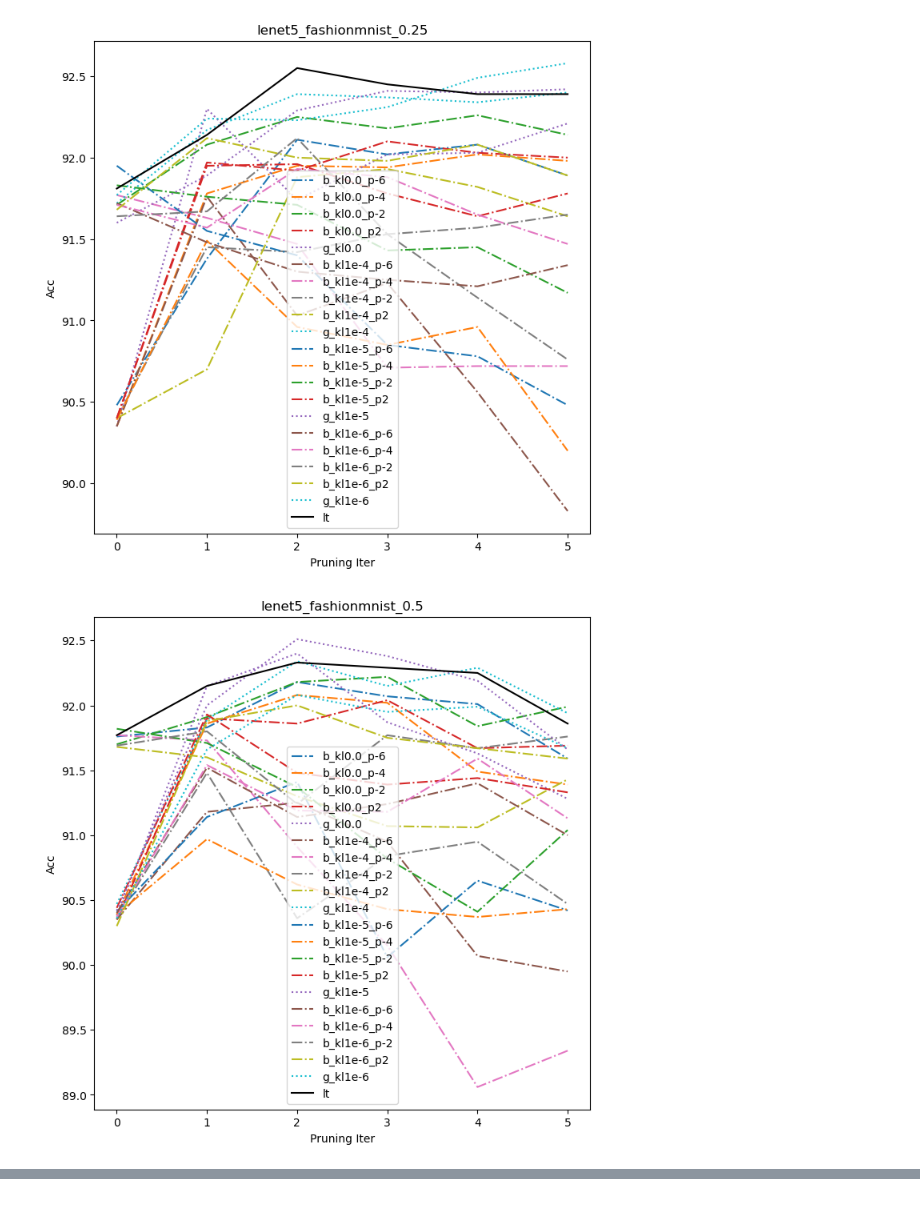
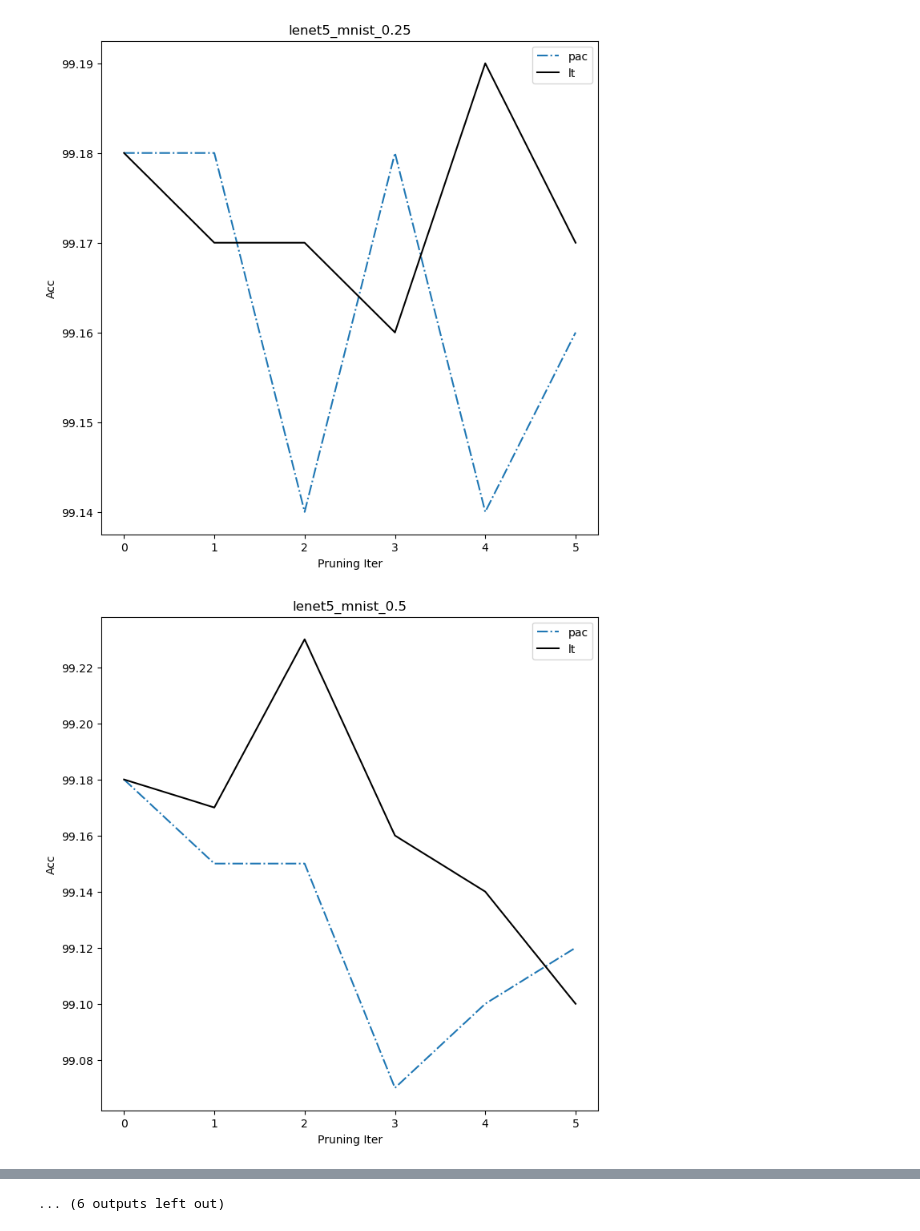
Before and after one commit to Avra98/prob_prune, a Jupyter notebook: postprocessing.ipynb, the cells around one changed output, grey strips where cells are left out. Drawn from its saved outputs; the diff is of its cells as text; code cells hidden in the pictures.

```diff
--- a/postprocessing.ipynb
+++ b/postprocessing.ipynb
@@ -33,7 +33,7 @@ def plot_dict(data, title):
 
     return
 # %%
-datasets = ['mnist', 'fashionmnist']
+datasets = ['mnist', 'fashionmnist', 'cifar10']
 model = ['fc1', 'lenet5']
 prune_rate = [0.25, 0.5, 0.8]
 kls = ["0.0", "1e-4", "1e-5", "1e-6"]
@@ -48,20 +48,25 @@ for arch_type in model:
         for percent in prune_rate:
 
             KL_prune = {}
-            for kl in kls:
-                for prior in priors:
-                    file = (root+"bernoulli_kl{"+kl+
-                            "}_data{"+dataset+
-                            "}_arch{"+arch_type+
-                            "}_prior{"+str(prior)+
-                            "}_percent{"+str(percent)+"}.out")
-                    KL_prune["b_kl"+kl+'_p'+str(prior)] = get_acc(file)
+#             for kl in kls:
+#                 for prior in priors:
+#                     file = (root+"bernoulli_kl{"+kl+
+#                             "}_data{"+dataset+
+#                             "}_arch{"+arch_type+
+#                             "}_prior{"+str(prior)+
+#                             "}_percent{"+str(percent)+"}.out")
+#                     KL_prune["b_kl"+kl+'_p'+str(prior)] = get_acc(file)
 
-                file = (root+"gaussian_kl{"+kl+
-                            "}_data{"+dataset+
+#                 file = (root+"gaussian_kl{"+kl+
+#                             "}_data{"+dataset+
+#                             "}_arch{"+arch_type+
+#                             "}_percent{"+str(percent)+"}.out")
+#                 KL_prune["g_kl"+kl] = get_acc(file)
+
+            file = (root+"pac_data{"+dataset+
                             "}_arch{"+arch_type+
                             "}_percent{"+str(percent)+"}.out")
-                KL_prune["g_kl"+kl] = get_acc(file)
+            KL_prune["pac"] = get_acc(file)
 
             file = (root+"lt_data{"+dataset+
                             "}_arch{"+arch_type+
@@ -110,2 +115,2 @@ for arch_type in model:
-[figure, old version]
+[figure, new version]
-[figure, old version]
+[figure, new version]
@@ -112,0 +118 @@ for arch_type in model:
+... (6 outputs left out)
```
Also changed, not shown: parts of 1 cell of this notebook, 4 other files.
